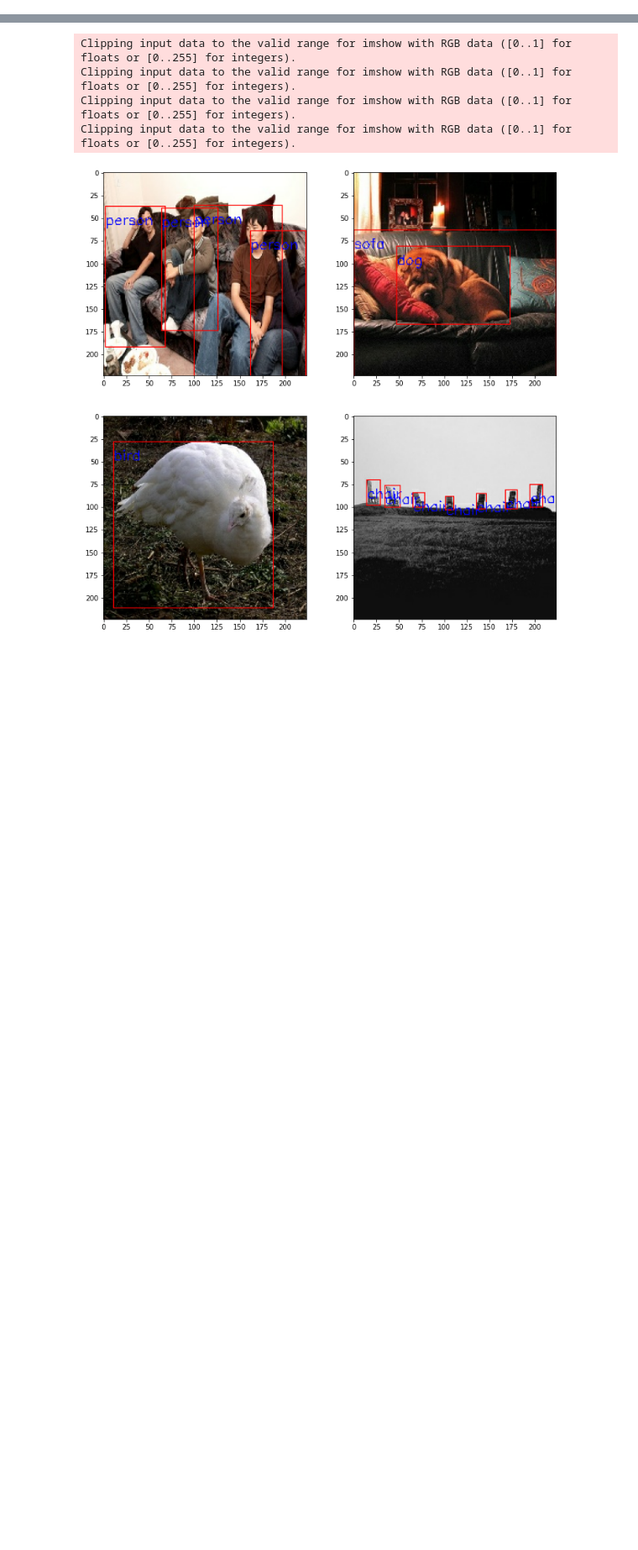
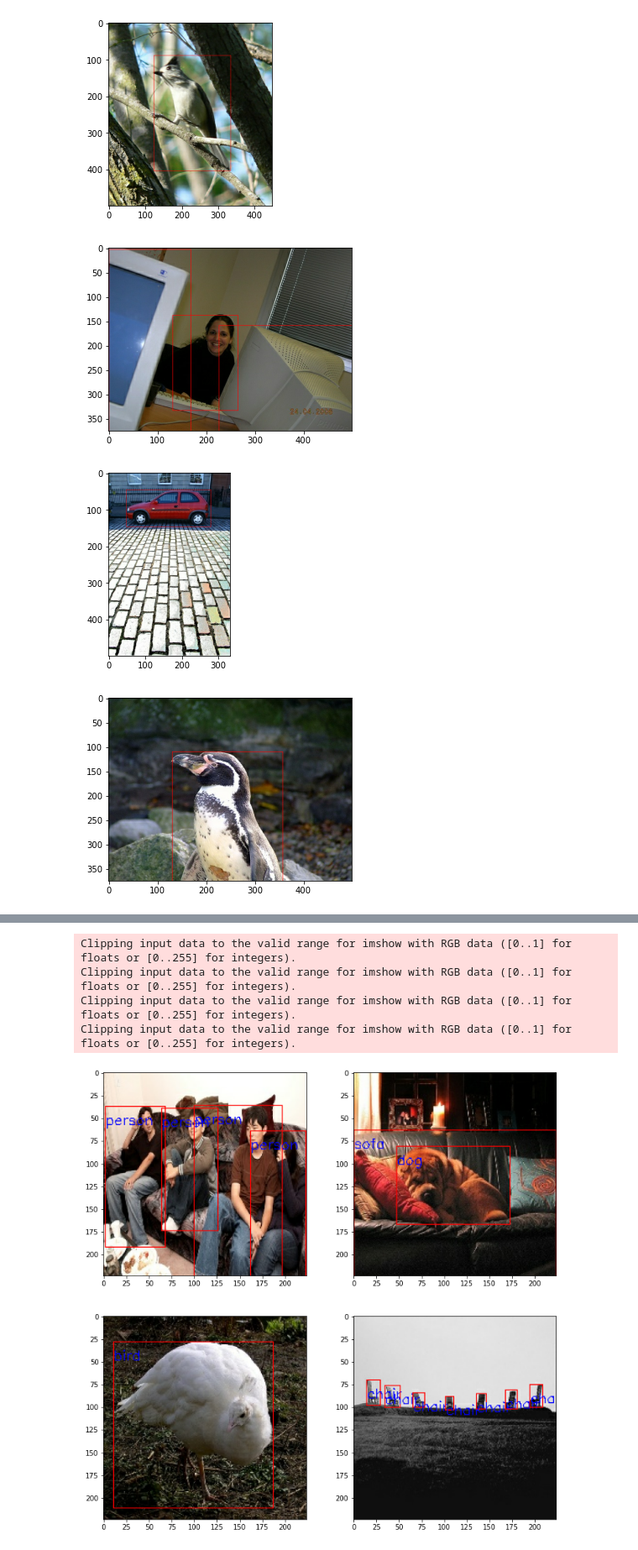
Before and after one commit to kwjinwoo/YOLOv1_Tensorflow2, a Jupyter notebook: data_check.ipynb, the cells around one changed output, grey strips where cells are left out. Shown at 84% size. Saved outputs shown, nothing was run; the diff lists cells and outputs as text; code cells hidden in the pictures; blank space fills up the shorter version.

Commit message:
Add DatasetMaker and Loader

```diff
--- a/data_check.ipynb
+++ b/data_check.ipynb
@@ -6,0 +5,24 @@ import numpy as np
+# %%
+loader = DatasetLoader('./dataset/train_PASCAL2007.tfrecord', './dataset/val_PASCAL2007.tfrecord')
+train_ds, val_ds = loader.get_dataset()
+# %%
+def draw_box(img, points):
+    for point in points:
+        c1 = point[:2]
+        c2 = point[2:]
+
+        img = cv2.rectangle(img, c1, c2, (255, 0, 0), 1)
+    return img
+# %%
+for i in train_ds.take(5):
+    img = i[0].numpy()
+    points = i[2].numpy()
+
+    img = draw_box(img, points)
+    plt.imshow(img)
+    plt.show()
+# %% [output]
+[figure, added]
+[figure, added]
+[figure, added]
+[figure, added]
```
Also changed, not shown: parts of 2 cells of this notebook, 3 other files.
